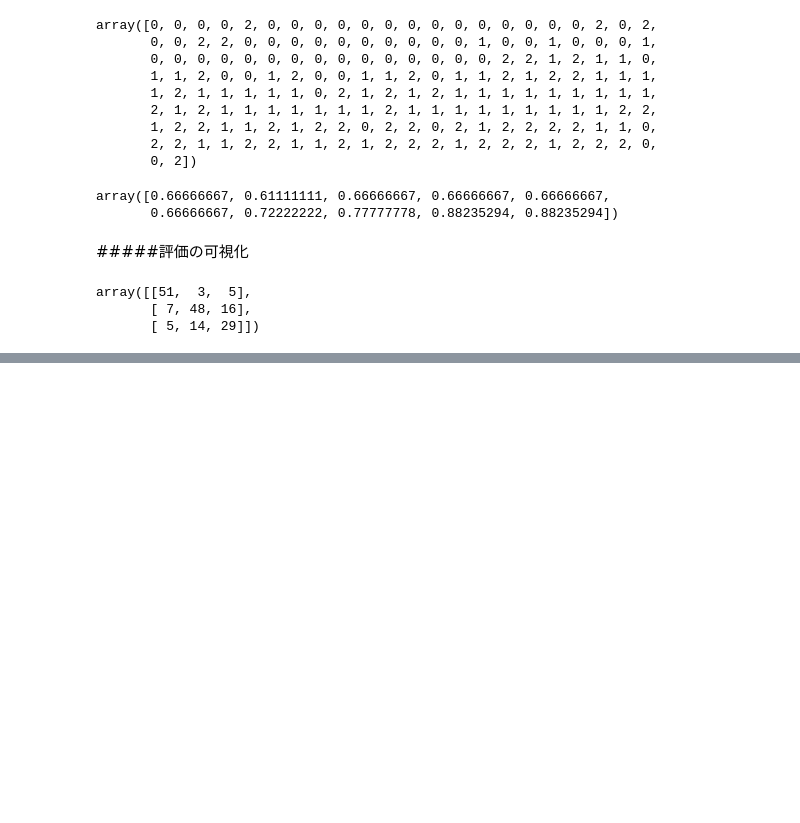
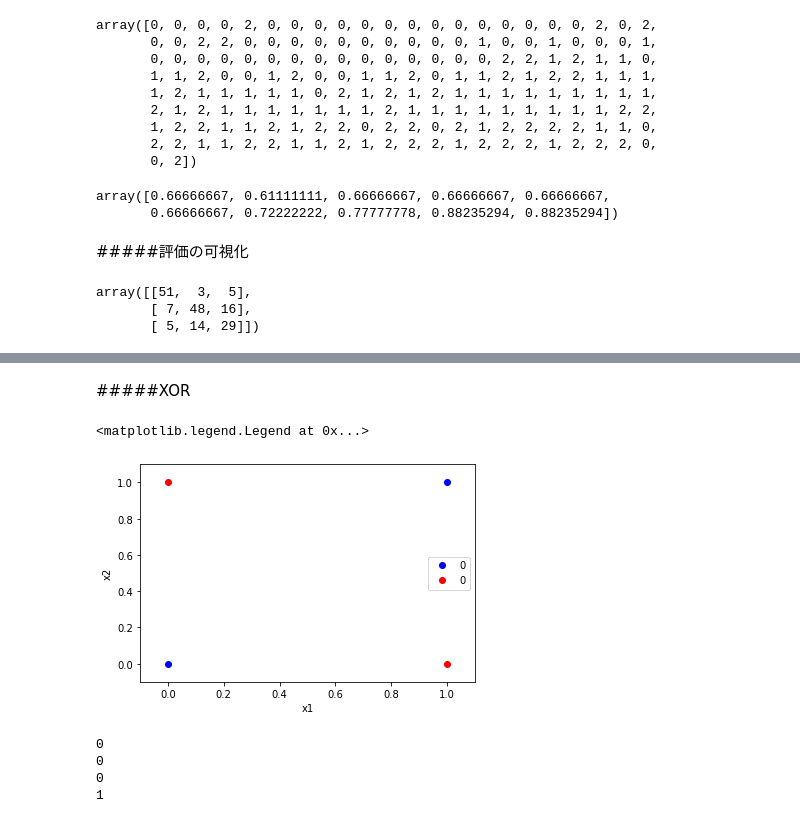
Before and after one commit to piropann/colab, a Jupyter notebook: Untitled0.ipynb, the cells around one changed output, grey strips where cells are left out. Cells and saved outputs as stored; diff of their text form; code cells hidden in the pictures; blank space fills up the shorter version.

```diff
--- a/Untitled0.ipynb
+++ b/Untitled0.ipynb
@@ -449,0 +619,16 @@ array([[51,  3,  5],
+# %% [markdown]
+#####XOR
+# %%
+x=np.linspace(-0.1,1.1)
+plt.xlim(-0.1,1.1)
+plt.ylim(-0.1,1.1)
+plt.xlabel("x1")
+plt.ylabel("x2")
+plt.plot(0,0,'bo',label="0")
+plt.plot(0,1,'ro',label="0")
+plt.plot(1,0,'ro')
+plt.plot(1,1,'bo')
+plt.legend()
+# %% [output]
+<matplotlib.legend.Legend at 0x...>
+[figure, added]
@@ -449,0 +638,10 @@ array([[51,  3,  5],
+# %%
+print(xor(0,0))
+print(xor(0,1))
+print(xor(1,0))
+print(xor(1,1))
+# %% [output]
+0
+0
+0
+1
```
Also changed, not shown: parts of 47 cells of this notebook.
